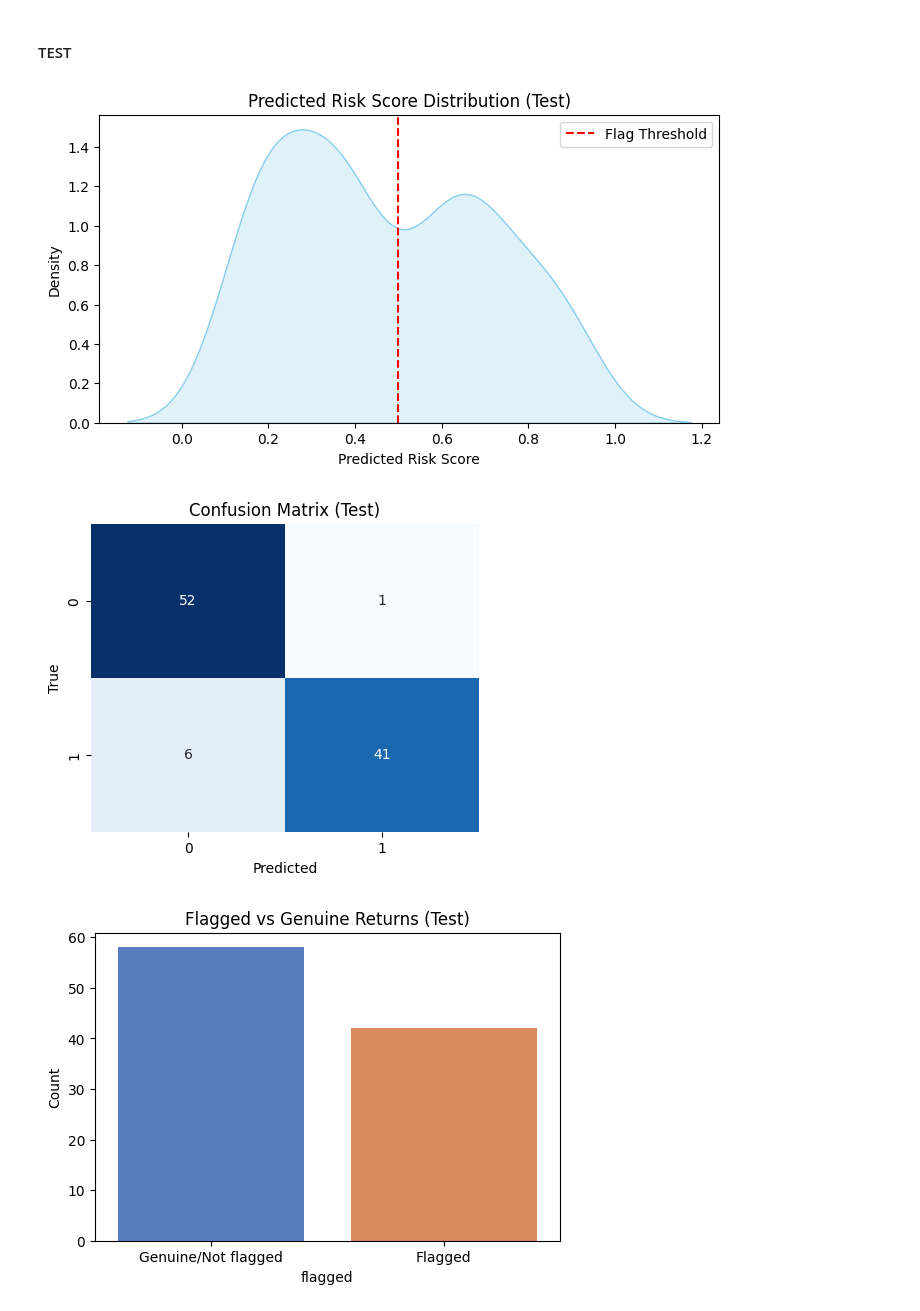
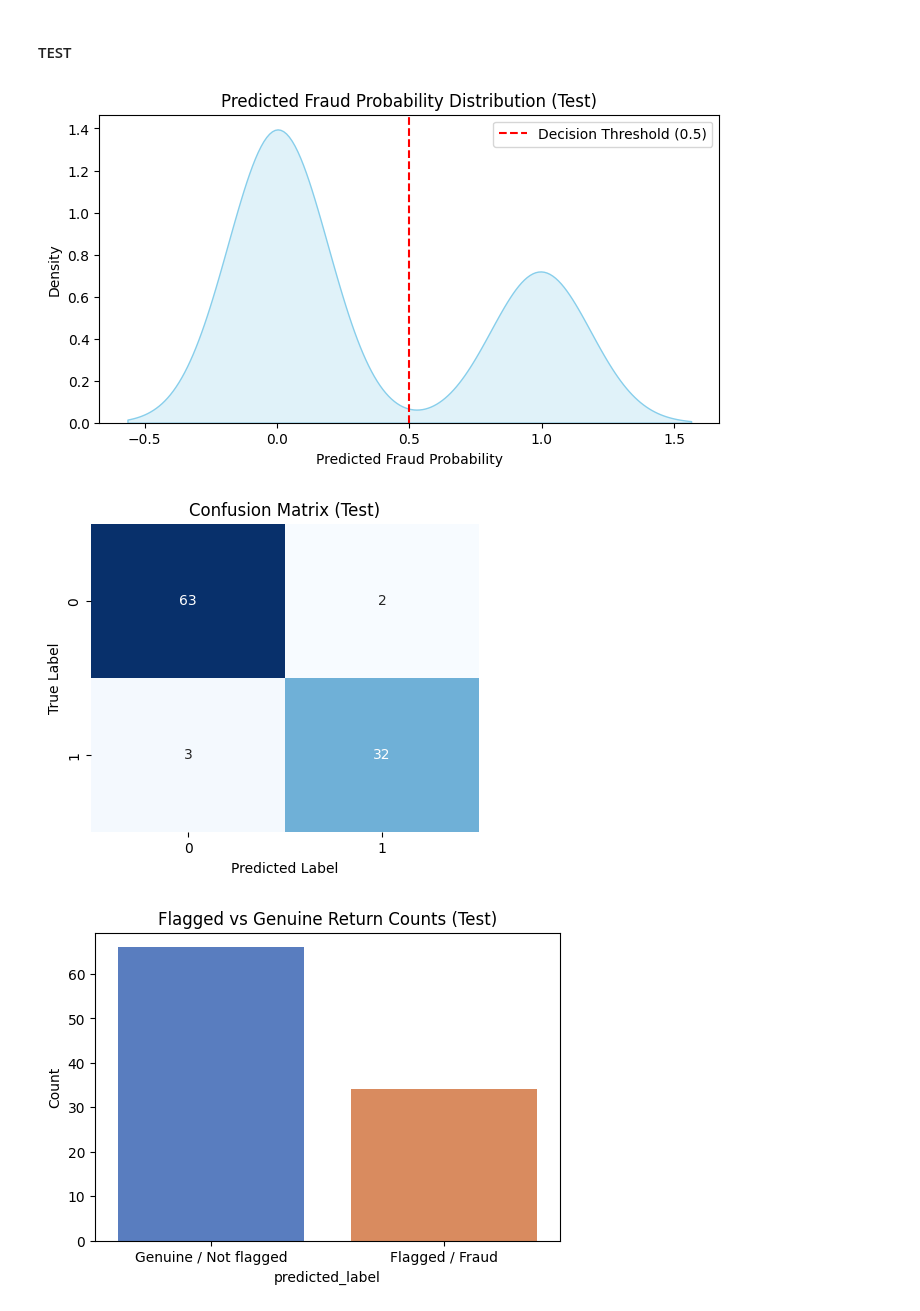
Before and after one commit to NarayaniVA/meesho-hybrid-return-risk, a Jupyter notebook: notebooks/risk_model_script.ipynb, the cells around one changed output. Drawn from its saved outputs; the diff is of its cells as text; code cells hidden in the pictures.

Commit message:
Update risk model script

```diff
--- a/notebooks/risk_model_script.ipynb
+++ b/notebooks/risk_model_script.ipynb
@@ -146,45 +203,45 @@ plt.show()
 # %%
 import pandas as pd
 import matplotlib.pyplot as plt
 import seaborn as sns
 from sklearn.metrics import confusion_matrix
 import os
+
 os.makedirs('results', exist_ok=True)
 
+# Load test data with predictions
+test_df = pd.read_csv('results/test_predictions.csv')
 
-# Load test data with predictions
-test_df = pd.read_csv('test_risk_predictions.csv')
-
-# 1. Prediction distribution histogram (KDE)
+# 1. Predicted risk probability distribution
 plt.figure(figsize=(8,4))
-sns.kdeplot(test_df['predicted_risk'], shade=True, color='skyblue')
-plt.axvline(0.5, color='red', linestyle='--', label='Flag Threshold')
-plt.title('Predicted Risk Score Distribution (Test)')
-plt.xlabel('Predicted Risk Score')
+sns.kdeplot(test_df['predicted_proba'], shade=True, color='skyblue')
+plt.axvline(0.5, color='red', linestyle='--', label='Decision Threshold (0.5)')
+plt.title('Predicted Fraud Probability Distribution (Test)')
+plt.xlabel('Predicted Fraud Probability')
 plt.legend()
-plt.savefig('results/test_predicted_risk_distribution.png')
+plt.savefig('results/test_predicted_probability_distribution.png')
 plt.show()
 
-# 2. Confusion matrix heatmap
-if 'true_label' in test_df.columns:
-    cm = confusion_matrix(test_df['true_label'], test_df['flagged'])
+# 2. Confusion matrix heatmap (requires true labels)
+if 'fraud_label' in test_df.columns:
+    cm = confusion_matrix(test_df['fraud_label'], test_df['predicted_label'])
     plt.figure(figsize=(5,4))
     sns.heatmap(cm, annot=True, fmt='d', cmap='Blues', cbar=False)
-    plt.xlabel('Predicted')
-    plt.ylabel('True')
+    plt.xlabel('Predicted Label')
+    plt.ylabel('True Label')
     plt.title('Confusion Matrix (Test)')
     plt.savefig('results/test_confusion_matrix.png')
     plt.show()
 
-# 3. Flagged vs genuine counts bar chart
-counts = test_df['flagged'].value_counts().rename({0:'Genuine/Not flagged',1:'Flagged'})
+# 3. Flagged (predicted fraud) vs Genuine counts bar chart
+counts = test_df['predicted_label'].value_counts().rename({0:'Genuine / Not flagged', 1:'Flagged / Fraud'})
 plt.figure(figsize=(6,4))
 sns.barplot(x=counts.index, y=counts.values, palette='muted')
-plt.title('Flagged vs Genuine Returns (Test)')
+plt.title('Flagged vs Genuine Return Counts (Test)')
 plt.ylabel('Count')
 plt.savefig('results/test_flagged_vs_genuine_counts.png')
 plt.show()
 # %% [output]
-[figure, old version]
+[figure, new version]
-[figure, old version]
+[figure, new version]
-[figure, old version]
+[figure, new version]
```
Also changed, not shown: parts of 6 cells of this notebook.
